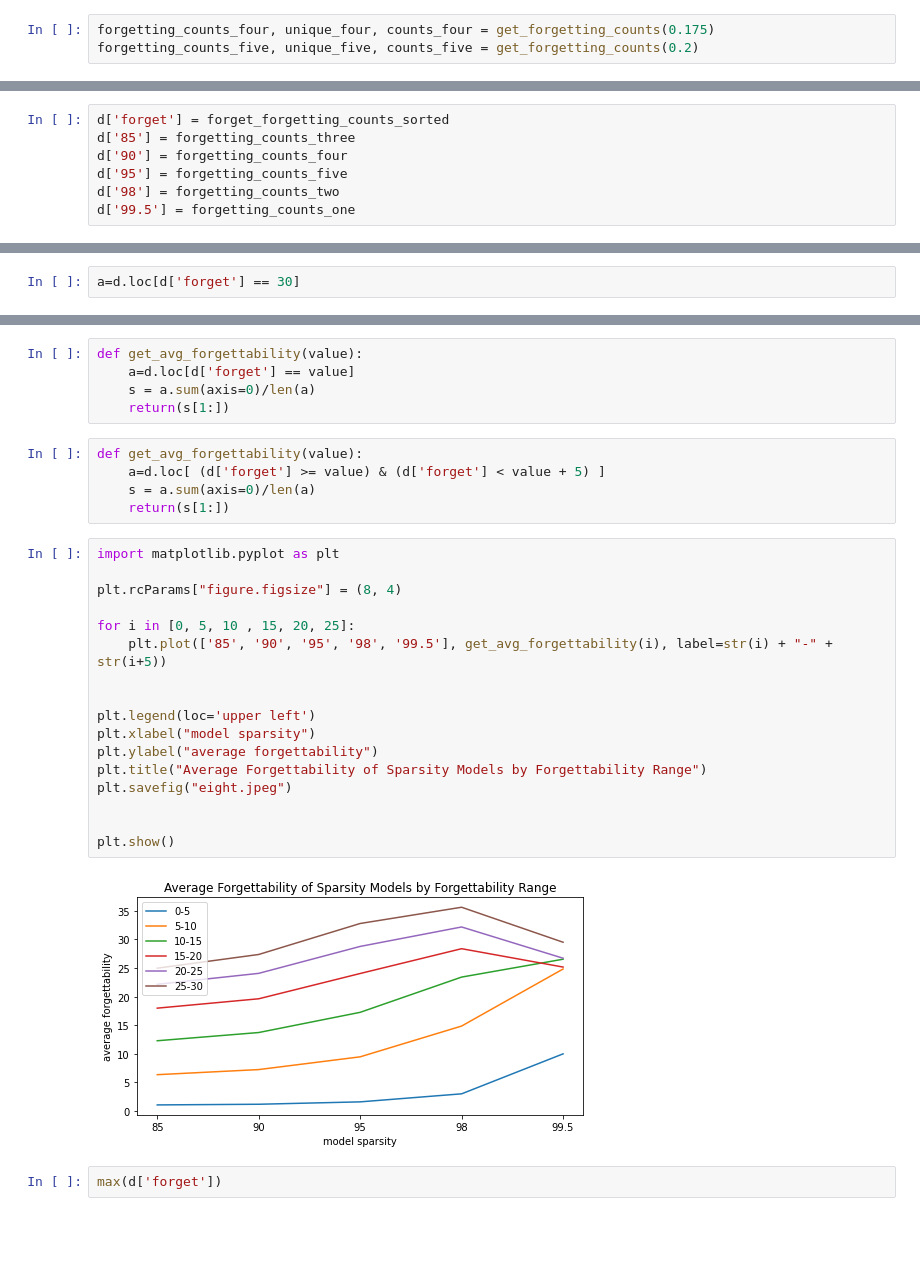
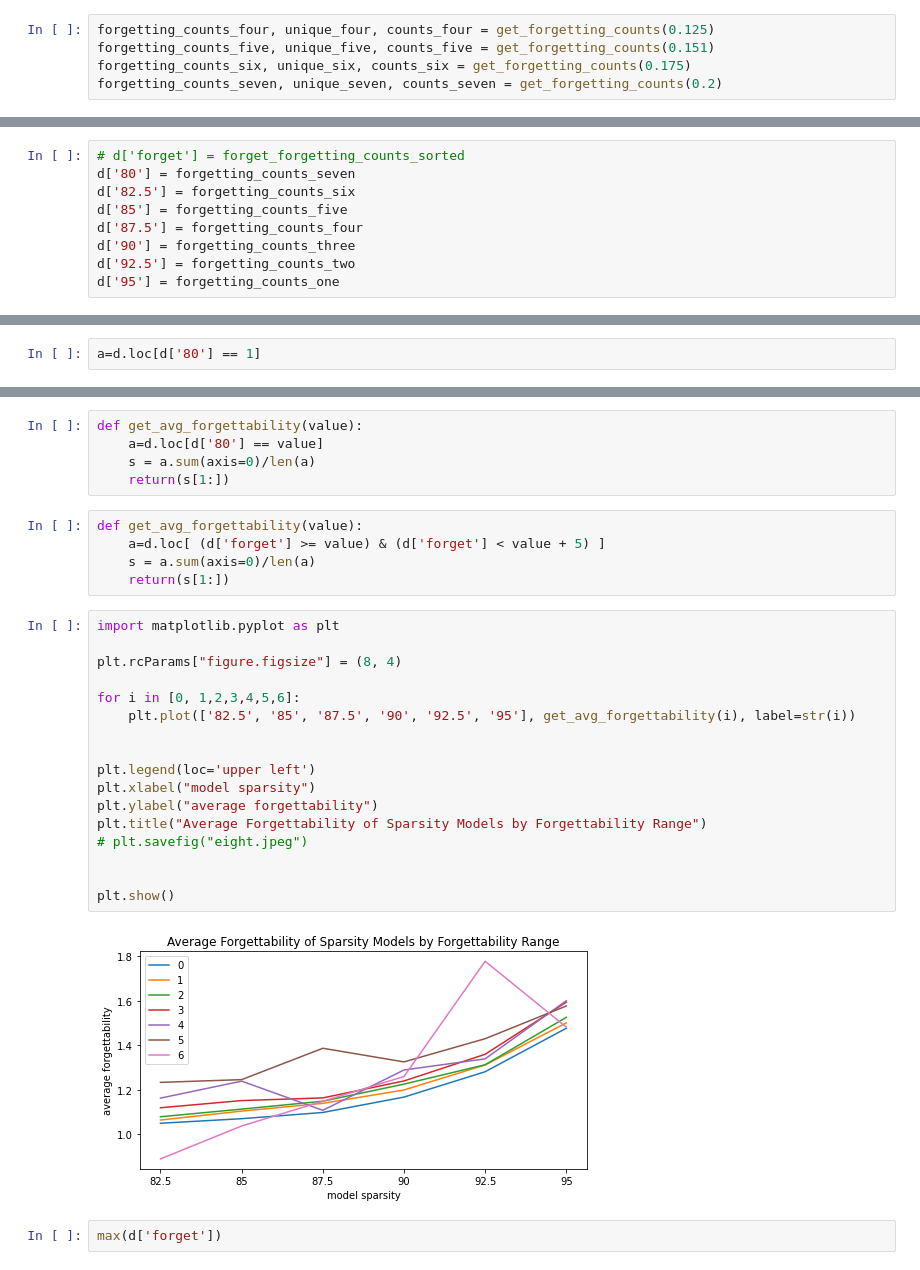
Before and after one commit to harshchobisa/capstone, a Jupyter notebook: sgm_analysis.ipynb, the cells around one changed output, grey strips where cells are left out. Drawn from its saved outputs; the diff is of its cells as text; blank space fills up the shorter version.

```diff
--- a/sgm_analysis.ipynb
+++ b/sgm_analysis.ipynb
@@ -114,8 +115,10 @@ forgetting_counts_three, unique_three, counts_three = get_forgetting_counts(0.15
 []
 0
 # %%
-forgetting_counts_four, unique_four, counts_four = get_forgetting_counts(0.175)
-forgetting_counts_five, unique_five, counts_five = get_forgetting_counts(0.2)
+forgetting_counts_four, unique_four, counts_four = get_forgetting_counts(0.125)
+forgetting_counts_five, unique_five, counts_five = get_forgetting_counts(0.151)
+forgetting_counts_six, unique_six, counts_six = get_forgetting_counts(0.175)
+forgetting_counts_seven, unique_seven, counts_seven = get_forgetting_counts(0.2)
 # %% [output]
 []
 0
@@ -382,12 +387,14 @@ import pandas as pd
 
 d = pd.DataFrame()
 # %%
-d['forget'] = forget_forgetting_counts_sorted
-d['85'] = forgetting_counts_three
-d['90'] = forgetting_counts_four
-d['95'] = forgetting_counts_five
-d['98'] = forgetting_counts_two
-d['99.5'] = forgetting_counts_one
+# d['forget'] = forget_forgetting_counts_sorted
+d['80'] = forgetting_counts_seven
+d['82.5'] = forgetting_counts_six
+d['85'] = forgetting_counts_five
+d['87.5'] = forgetting_counts_four
+d['90'] = forgetting_counts_three
+d['92.5'] = forgetting_counts_two
+d['95'] = forgetting_counts_one
 # %%
 d
 # %% [output]
@@ -427,5 +435,5 @@ d.corr()
 # %%
-a=d.loc[d['forget'] == 30]
+a=d.loc[d['80'] == 1]
 # %%
 print(len(a))
 # %% [output]
@@ -444,7 +453,7 @@ forget    30.000000
 dtype: float64
 # %%
 def get_avg_forgettability(value):
-    a=d.loc[d['forget'] == value]
+    a=d.loc[d['80'] == value]
     s = a.sum(axis=0)/len(a)
     return(s[1:])
 # %%
@@ -455,22 +464,22 @@ def get_avg_forgettability(value):
 # %%
 import matplotlib.pyplot as plt
 
 plt.rcParams["figure.figsize"] = (8, 4)
 
-for i in [0, 5, 10 , 15, 20, 25]:
-    plt.plot(['85', '90', '95', '98', '99.5'], get_avg_forgettability(i), label=str(i) + "-" + str(i+5))
+for i in [0, 1,2,3,4,5,6]:
+    plt.plot(['82.5', '85', '87.5', '90', '92.5', '95'], get_avg_forgettability(i), label=str(i))
 
 
 plt.legend(loc='upper left')
 plt.xlabel("model sparsity")
 plt.ylabel("average forgettability")
 plt.title("Average Forgettability of Sparsity Models by Forgettability Range")
-plt.savefig("eight.jpeg")
+# plt.savefig("eight.jpeg")
 
 
 plt.show()
 # %% [output]
-[figure, old version]
+[figure, new version]
 # %%
 max(d['forget'])
 # %% [output]
```
Also changed, not shown: parts of 13 cells of this notebook, 3 other files.
